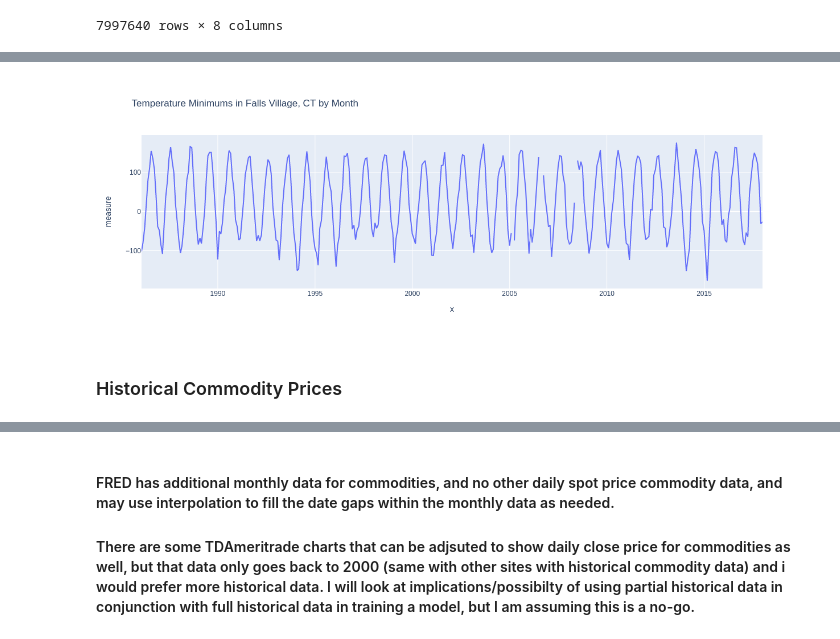
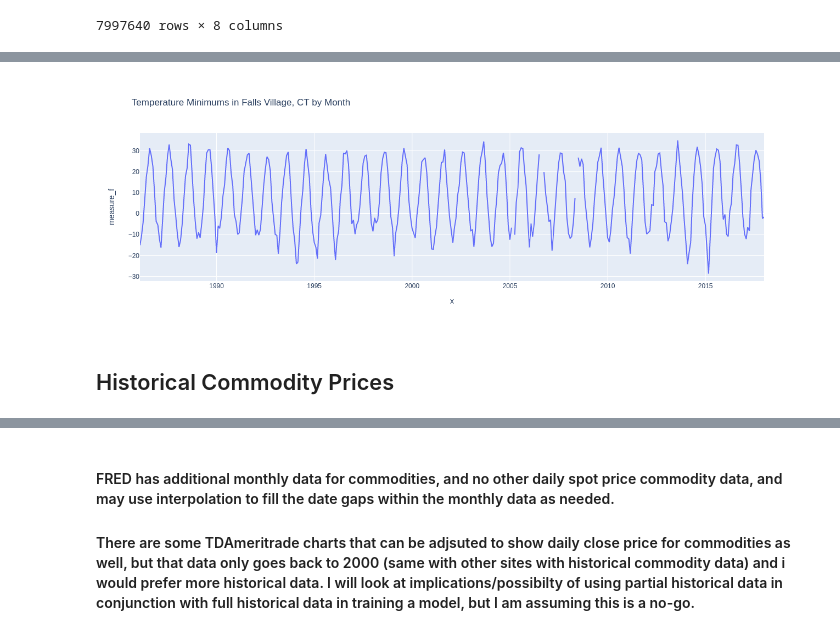
Before and after one commit to RichardBoulet/Futures_Price_Predictor, a Jupyter notebook: Futures_Predict_1.0.ipynb, the cells around one changed output, grey strips where cells are left out. Cells and saved outputs as stored; diff of their text form; code cells hidden in the pictures.

Commit message:
purged old conda install for new one, updated workbook

```diff
--- a/Futures_Predict_1.0.ipynb
+++ b/Futures_Predict_1.0.ipynb
@@ -607,10 +576,16 @@ weather_data_FALLS_VILLAGE_T_MIN = weather_data_FALLS_VILLAGE_T_MIN.resample('M'
+# %%
+# Redoing this cell for the hundreth time due to cells being deleted in workbook somehow...
+
+weather_data_FALLS_VILLAGE_T_MIN = weather_data[(weather_data.weather_obs == 'TMIN') & (weather_data.station == 'FALLS VILLAGE')]
+
+weather_data_FALLS_VILLAGE_T_MIN = weather_data_FALLS_VILLAGE_T_MIN.resample('M').mean()
 # %%
 import plotly.express as px
 
 df = weather_data_FALLS_VILLAGE_T_MIN
-fig = px.line(df, x = df.index, y = 'measure', title='Temperature Minimums in Falls Village, CT by Month')
+fig = px.line(df, x = df.index, y = 'measure_f', title='Temperature Minimums in Falls Village, CT by Month')
 fig.show()
 # %% [output]
-[figure, old version]
+[figure, new version]
 # %% [markdown]
-### Historical Commodity Prices
+## Historical Commodity Prices
```
Also changed, not shown: parts of 22 cells of this notebook, 3 other files.
